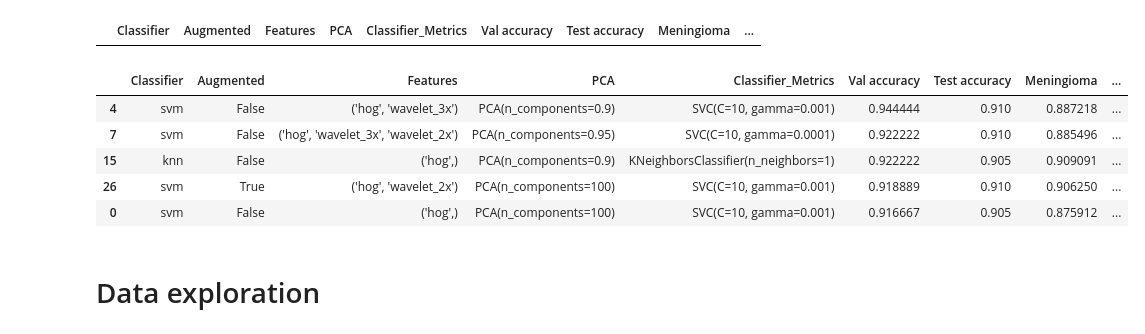
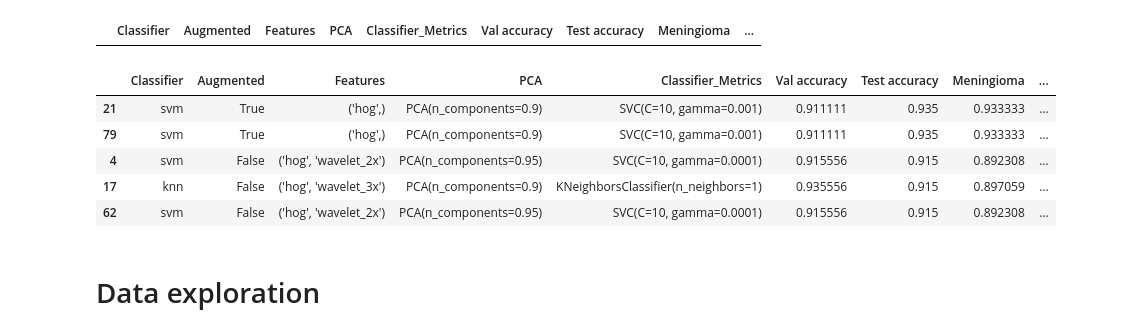
Before and after one commit to tobyloby12/AMLS-assignment, a Jupyter notebook: Task B/mainB.ipynb, the cells around one changed output. Saved outputs shown, nothing was run; the diff lists cells and outputs as text; code cells hidden in the pictures.

Commit message:
added more results

```diff
--- a/Task B/mainB.ipynb
+++ b/Task B/mainB.ipynb
@@ -474,14 +482,14 @@ for aug in augment:
 # %%
-df_results = pd.read_csv(path + '/Task B/results1.csv')
+df_results = pd.read_csv(path + '/Task B/results3.csv')
 # %%
-df_results_top_5 = df_results.nlargest(5, ['Test accuracy']).sort_values('Val accuracy', ascending=False)
+df_results_top_5 = df_results.nlargest(5, ['Test accuracy']).sort_values('Test accuracy', ascending=False)
 df_results_top_5
 # %% [output]
 |  | Classifier | Augmented | Features | PCA | Classifier_Metrics | Val accuracy | Test accuracy | Meningioma | ... |
-| 4 | svm | False | ('hog', 'wavelet_3x') | PCA(n_components=0.9) | SVC(C=10, gamma=0.001) | 0.944444 | 0.910 | 0.887218 | ... |
-| 7 | svm | False | ('hog', 'wavelet_3x', 'wavelet_2x') | PCA(n_components=0.95) | SVC(C=10, gamma=0.0001) | 0.922222 | 0.910 | 0.885496 | ... |
-| 15 | knn | False | ('hog',) | PCA(n_components=0.9) | KNeighborsClassifier(n_neighbors=1) | 0.922222 | 0.905 | 0.909091 | ... |
-| 26 | svm | True | ('hog', 'wavelet_2x') | PCA(n_components=100) | SVC(C=10, gamma=0.001) | 0.918889 | 0.910 | 0.906250 | ... |
-| 0 | svm | False | ('hog',) | PCA(n_components=100) | SVC(C=10, gamma=0.001) | 0.916667 | 0.905 | 0.875912 | ... |
+| 21 | svm | True | ('hog',) | PCA(n_components=0.9) | SVC(C=10, gamma=0.001) | 0.911111 | 0.935 | 0.933333 | ... |
+| 79 | svm | True | ('hog',) | PCA(n_components=0.9) | SVC(C=10, gamma=0.001) | 0.911111 | 0.935 | 0.933333 | ... |
+| 4 | svm | False | ('hog', 'wavelet_2x') | PCA(n_components=0.95) | SVC(C=10, gamma=0.0001) | 0.915556 | 0.915 | 0.892308 | ... |
+| 17 | knn | False | ('hog', 'wavelet_3x') | PCA(n_components=0.9) | KNeighborsClassifier(n_neighbors=1) | 0.935556 | 0.915 | 0.897059 | ... |
+| 62 | svm | False | ('hog', 'wavelet_2x') | PCA(n_components=0.95) | SVC(C=10, gamma=0.0001) | 0.915556 | 0.915 | 0.892308 | ... |
 # %% [markdown]
 # Data exploration
```
Also changed, not shown: parts of 18 cells of this notebook, 4 other files.
